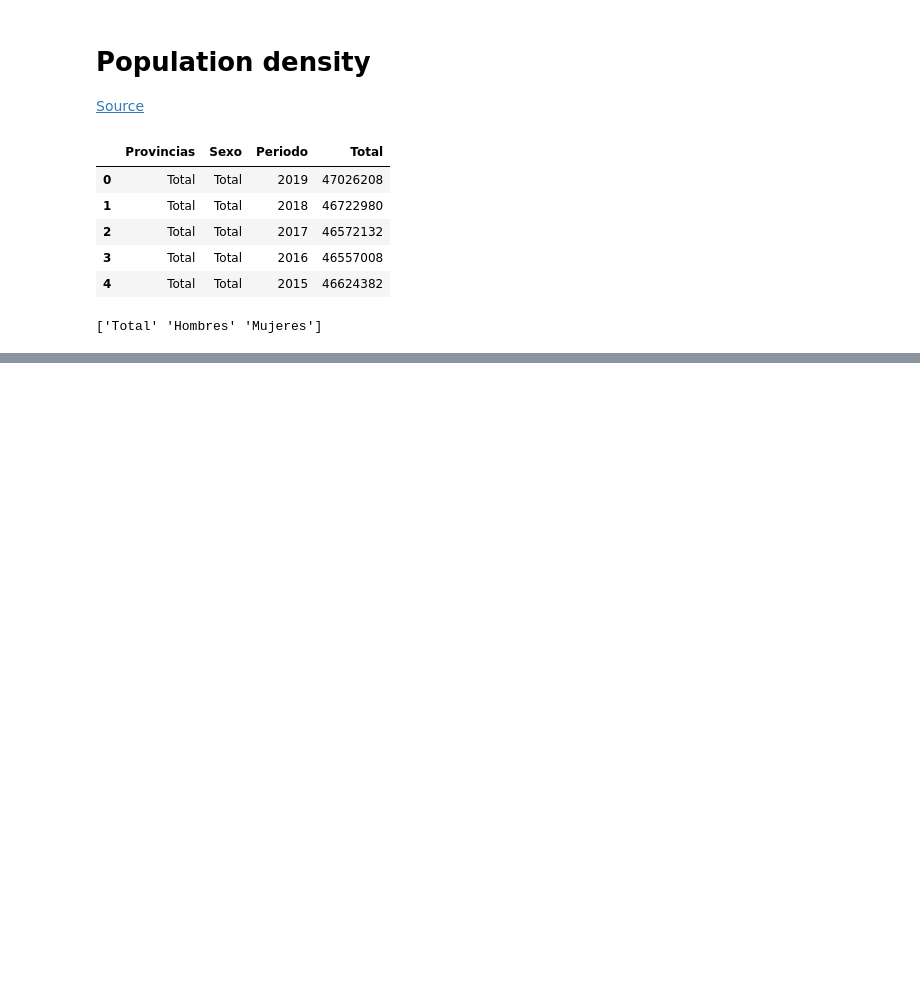
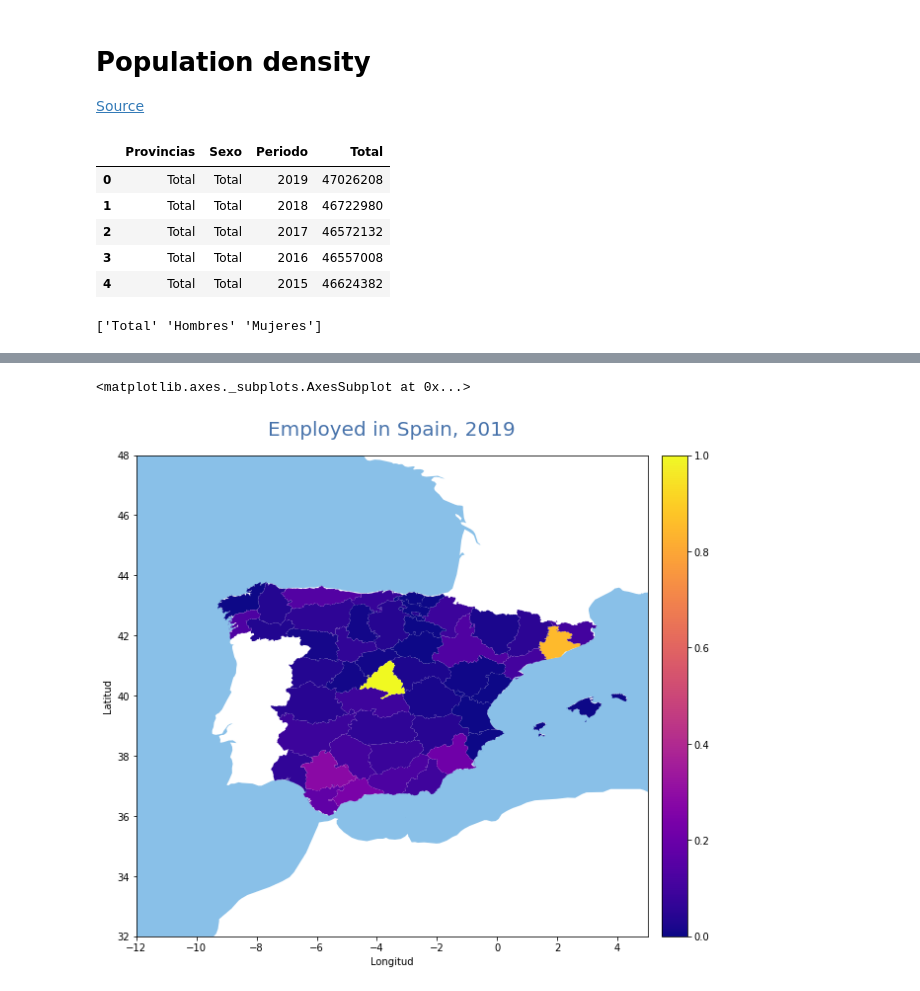
Before and after one commit to EvaAlmansa/analysis_employ_spain, a Jupyter notebook: Employed in Spain.ipynb, the cells around one changed output, grey strips where cells are left out. Drawn from its saved outputs; the diff is of its cells as text; code cells hidden in the pictures; blank space fills up the shorter version.

```diff
--- a/Employed in Spain.ipynb
+++ b/Employed in Spain.ipynb
@@ -298,0 +313,36 @@ men_population[men_population['Periodo'].isin([2019, 2018, 2017, 2016, 2015])]
+# %%
+last_year = total[total['Periodo'].isin([2019])]
+last_year = last_year[last_year['Provincias'] != 'Total']
+last_year = last_year.set_index('Provincias')
+last_year = pd.DataFrame(last_year['Total'])
+last_year = last_year.T
+# %%
+values = []
+for city in map_data['NAME_2'].values:
+    for index in last_year.columns:
+        if index.split()[1] in city:
+            break
+    values.append(last_year[index].values[0])
+# %%
+map_data['POPULATION2019'] = [(x-min(values))/(max(values)-min(values)) for x in values]
+# %%
+fig, ax = plt.subplots(1, 1, figsize=(10, 10))
+ax.axis([-12, 5, 32, 48])
+ax.set_title('Employed in Spain, 2019',
+             pad = 20,
+             fontdict={'fontsize':20, 'color': '#4873ab'})
+ax.set_xlabel('Longitud')
+ax.set_ylabel('Latitud')
+
+from mpl_toolkits.axes_grid1 import make_axes_locatable
+divider = make_axes_locatable(ax)
+cax = divider.append_axes("right", size="5%", pad=0.2)
+
+map_data.plot(column='POPULATION2019', cmap='plasma', ax=ax, zorder=5, legend=True, cax=cax)
+
+oceans = "data/ne_50m_ocean.shx"
+map_oceans = gpd.read_file(oceans)
+map_oceans.plot(ax=ax, color='#89c0e8', zorder=0)
+# %% [output]
+<matplotlib.axes._subplots.AxesSubplot at 0x...>
+[figure, added]
```
Also changed, not shown: parts of 1 cell of this notebook.
